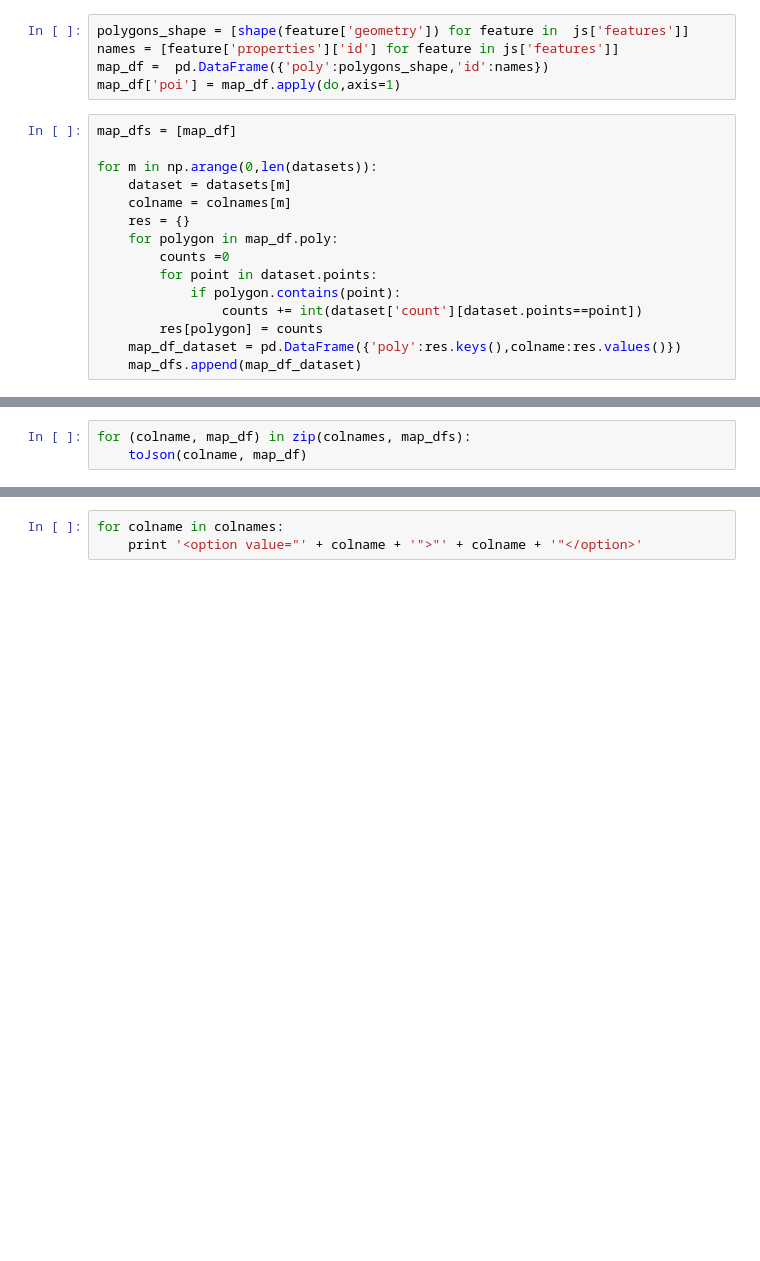
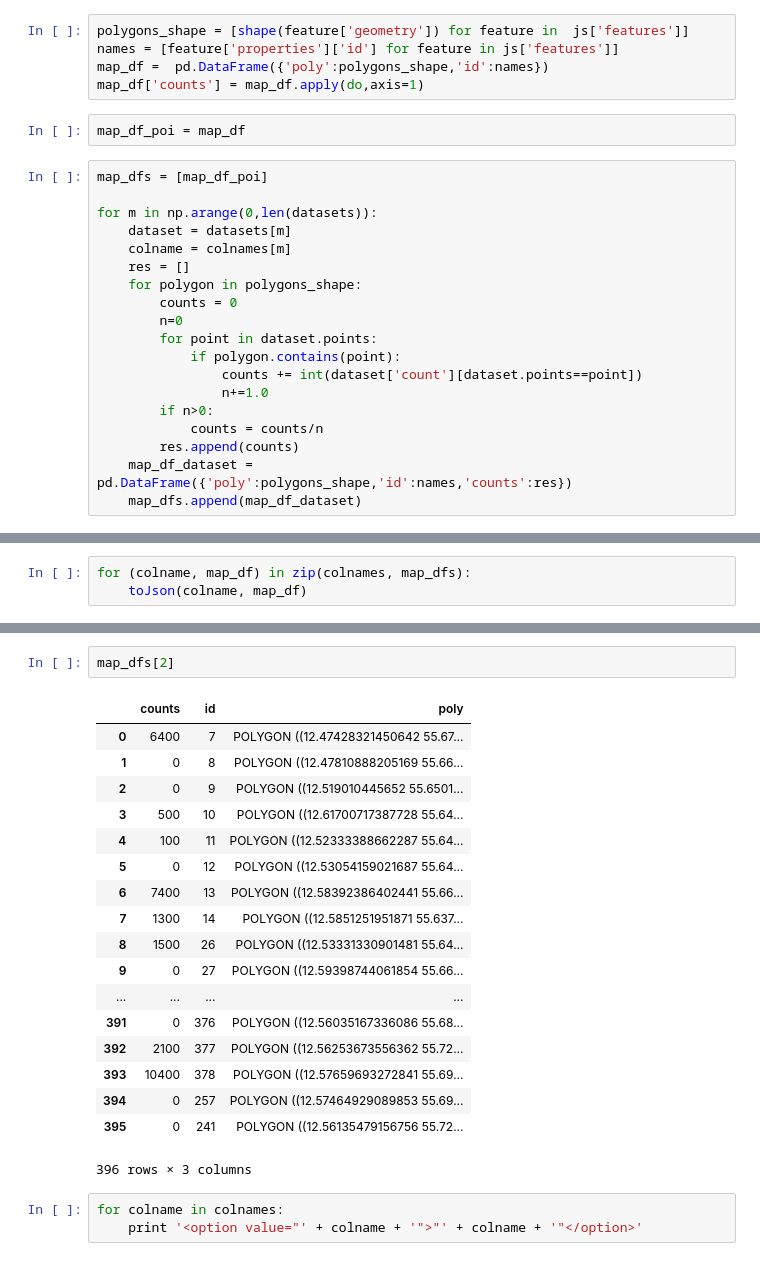
Before and after one commit to giulioungaretti/opendatahacklab2014, a Jupyter notebook: vis_GPA.ipynb, the cells around one changed output, grey strips where cells are left out. Drawn from its saved outputs; the diff is of its cells as text; blank space fills up the shorter version.

```diff
--- a/vis_GPA.ipynb
+++ b/vis_GPA.ipynb
@@ -92,19 +92,25 @@ def do(row):
 polygons_shape = [shape(feature['geometry']) for feature in  js['features']]
 names = [feature['properties']['id'] for feature in js['features']]
 map_df =  pd.DataFrame({'poly':polygons_shape,'id':names})
-map_df['poi'] = map_df.apply(do,axis=1)
+map_df['counts'] = map_df.apply(do,axis=1)
+# %%
+map_df_poi = map_df
 # %%
-map_dfs = [map_df]
+map_dfs = [map_df_poi]
 
 for m in np.arange(0,len(datasets)):
     dataset = datasets[m]
     colname = colnames[m]
-    res = {}
-    for polygon in map_df.poly:
-        counts =0
+    res = []
+    for polygon in polygons_shape:
+        counts = 0
+        n=0
         for point in dataset.points:
             if polygon.contains(point):
                 counts += int(dataset['count'][dataset.points==point])
-        res[polygon] = counts
-    map_df_dataset = pd.DataFrame({'poly':res.keys(),colname:res.values()})
+                n+=1.0
+        if n>0:
+            counts = counts/n
+        res.append(counts)
+    map_df_dataset = pd.DataFrame({'poly':polygons_shape,'id':names,'counts':res})
     map_dfs.append(map_df_dataset)
@@ -194,3 +217,24 @@ for (colname, map_df) in zip(colnames, map_dfs):
+# %%
+map_dfs[2]
+# %% [output]
+|  | counts | id | poly |
+| 0 | 6400 | 7 | POLYGON ((12.47428321450642 55.67... |
+| 1 | 0 | 8 | POLYGON ((12.47810888205169 55.66... |
+| 2 | 0 | 9 | POLYGON ((12.519010445652 55.6501... |
+| 3 | 500 | 10 | POLYGON ((12.61700717387728 55.64... |
+| 4 | 100 | 11 | POLYGON ((12.52333388662287 55.64... |
+| 5 | 0 | 12 | POLYGON ((12.53054159021687 55.64... |
+| 6 | 7400 | 13 | POLYGON ((12.58392386402441 55.66... |
+| 7 | 1300 | 14 | POLYGON ((12.5851251951871 55.637... |
+| 8 | 1500 | 26 | POLYGON ((12.53331330901481 55.64... |
+| 9 | 0 | 27 | POLYGON ((12.59398744061854 55.66... |
+| ... | ... | ... | ... |
+| 391 | 0 | 376 | POLYGON ((12.56035167336086 55.68... |
+| 392 | 2100 | 377 | POLYGON ((12.56253673556362 55.72... |
+| 393 | 10400 | 378 | POLYGON ((12.57659693272841 55.69... |
+| 394 | 0 | 257 | POLYGON ((12.57464929089853 55.69... |
+| 395 | 0 | 241 | POLYGON ((12.56135479156756 55.72... |
+396 rows × 3 columns
 # %%
 for colname in colnames:
     print '<option value="' + colname + '">"' + colname + '"</option>'
```
Also changed, not shown: parts of 8 cells of this notebook, 10 other files.
